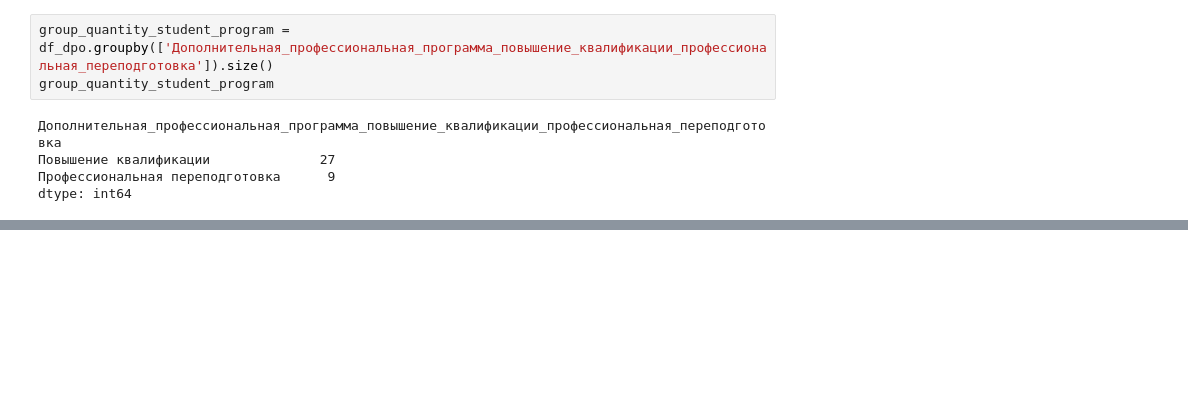
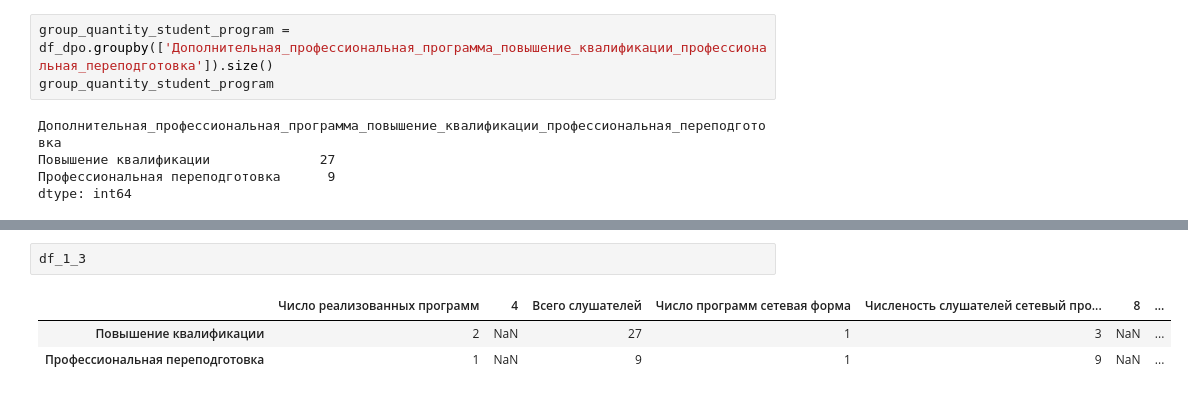
Before and after one commit to t0r1n88/Lindy, a Jupyter notebook: report_1PK.ipynb, the cells around one changed output, grey strips where cells are left out. Saved outputs shown, nothing was run; the diff lists cells and outputs as text; blank space fills up the shorter version.

```diff
--- a/report_1PK.ipynb
+++ b/report_1PK.ipynb
@@ -39,0 +94,6 @@ df_dpo = df_dpo[df_dpo['']]
+# %%
+df_1_3
+# %% [output]
+|  | Число реализованных программ | 4 | Всего слушателей | Число программ сетевая форма | Численость слушателей сетевый про... | 8 | ... |
+| Повышение квалификации | 2 | NaN | 27 | 1 | 3 | NaN | ... |
+| Профессиональная переподготовка | 1 | NaN | 9 | 1 | 9 | NaN | ... |
```
Also changed, not shown: parts of 24 cells of this notebook.
